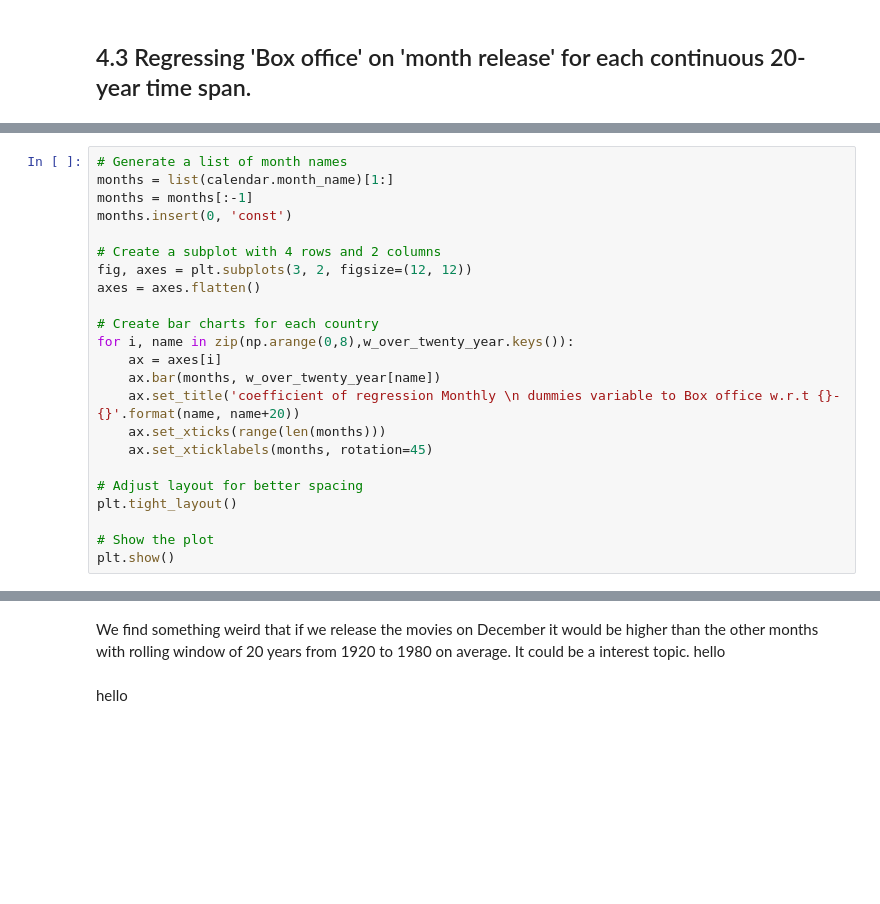
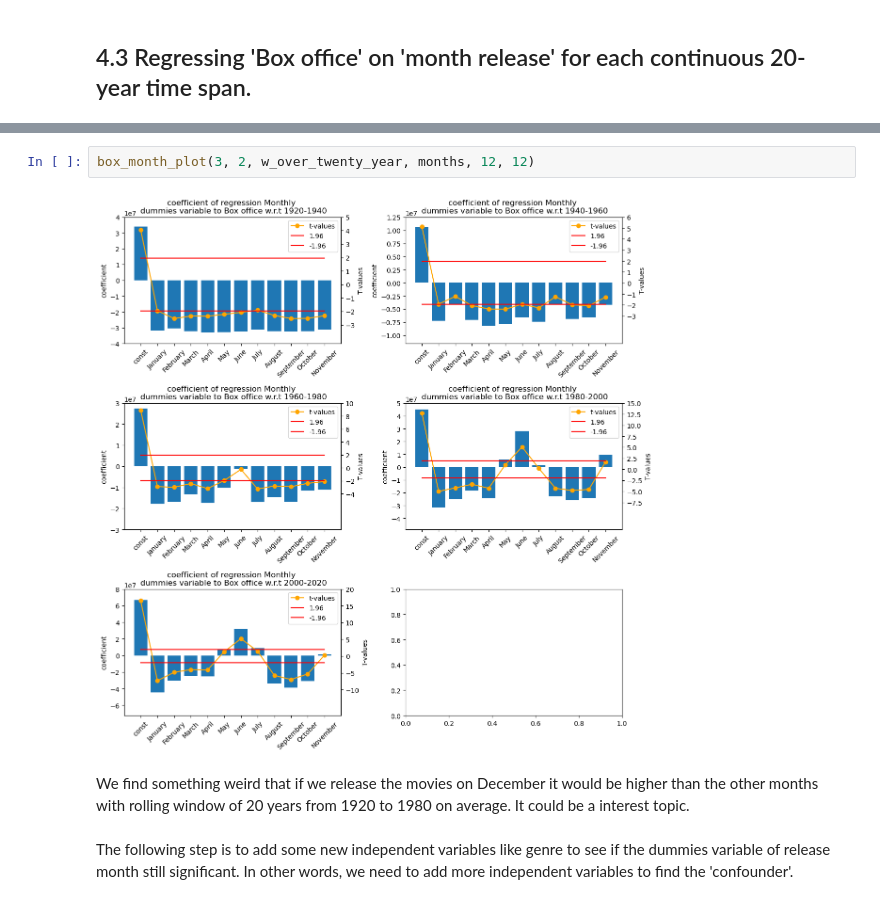
Before and after one commit to epfl-ada/ada-2023-project-deapdatadestroyers, a Jupyter notebook: data_movie_analysis_wen.ipynb, the cells around one changed output, grey strips where cells are left out. Cells and saved outputs as stored; diff of their text form; blank space fills up the shorter version.

```diff
--- a/data_movie_analysis_wen.ipynb
+++ b/data_movie_analysis_wen.ipynb
@@ -546,25 +571,2 @@ for name in w_over_twenty_year.keys():
 for name in store_name:
     del w_over_twenty_year[name]
-# %%
-# Generate a list of month names
-months = list(calendar.month_name)[1:]
-months = months[:-1]
-months.insert(0, 'const')
-
-# Create a subplot with 4 rows and 2 columns
-fig, axes = plt.subplots(3, 2, figsize=(12, 12))
-axes = axes.flatten()
-
-# Create bar charts for each country
-for i, name in zip(np.arange(0,8),w_over_twenty_year.keys()):
-    ax = axes[i]
-    ax.bar(months, w_over_twenty_year[name])
-    ax.set_title('coefficient of regression Monthly \n dummies variable to Box office w.r.t {}-{}'.format(name, name+20))
-    ax.set_xticks(range(len(months)))
-    ax.set_xticklabels(months, rotation=45)
-
-# Adjust layout for better spacing
-plt.tight_layout()
-
-# Show the plot
-plt.show()
@@ -573,4 +573,8 @@ plt.show()
+# %%
+box_month_plot(3, 2, w_over_twenty_year, months, 12, 12)
+# %% [output]
+[figure, added]
 # %% [markdown]
-We find something weird that if we release the movies on December it would be higher than the other months with rolling window of 20 years from 1920 to 1980 on average. It could be a interest topic. hello
+We find something weird that if we release the movies on December it would be higher than the other months with rolling window of 20 years from 1920 to 1980 on average. It could be a interest topic.
-# %% [markdown]
-hello
+# %% [markdown]
+The following step is to add some new independent variables like genre to see if the dummies variable of release month still significant. In other words, we need to add more independent variables to find the 'confounder'.
```
Also changed, not shown: parts of 19 cells of this notebook.
